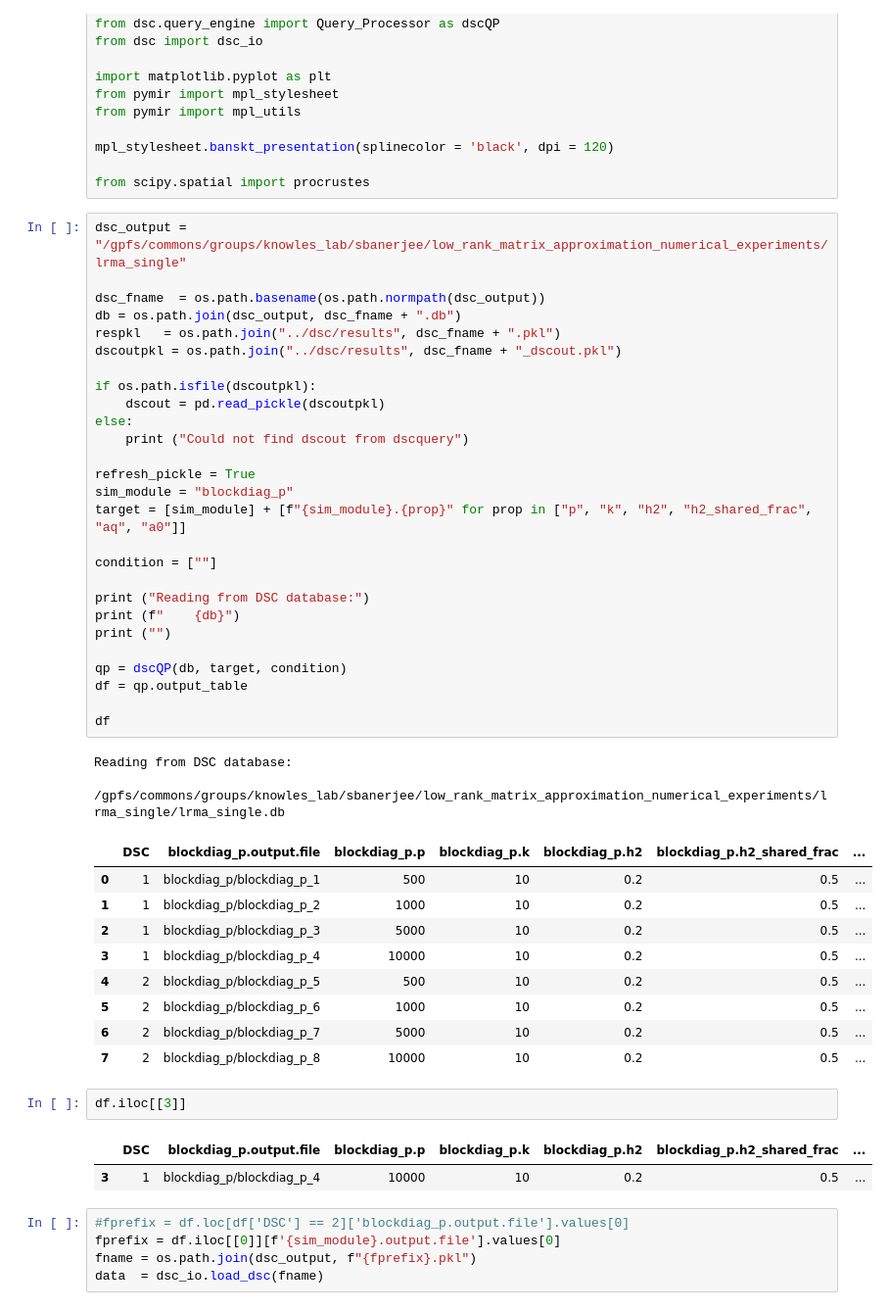
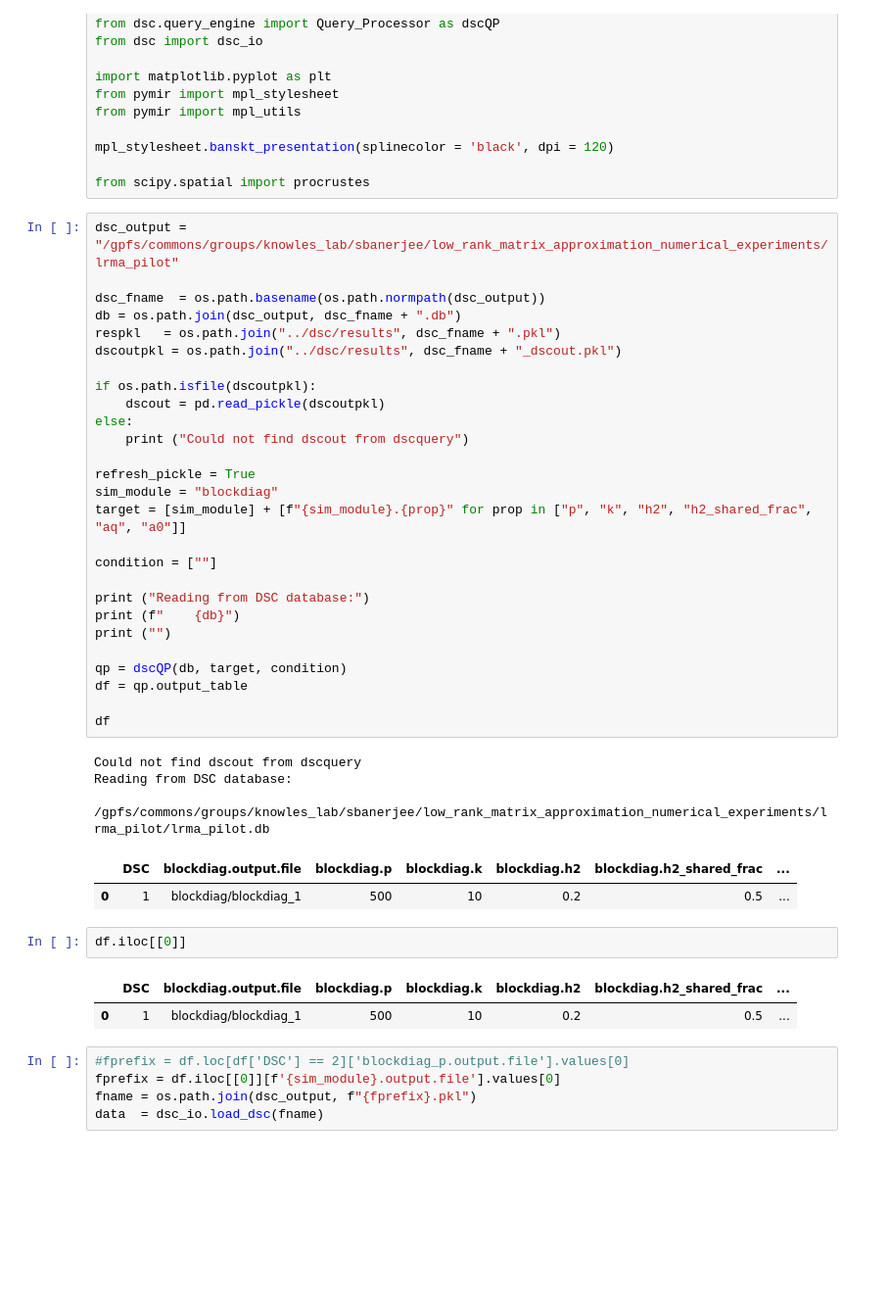
Before and after one commit to banskt/lrma-dsc, a Jupyter notebook: analysis/read_simulation.ipynb, the cells around one changed output. Shown at 98% size. Drawn from its saved outputs; the diff is of its cells as text; blank space fills up the shorter version.

```diff
--- a/analysis/read_simulation.ipynb
+++ b/analysis/read_simulation.ipynb
@@ -17,49 +17,43 @@ mpl_stylesheet.banskt_presentation(splinecolor = 'black', dpi = 120)
 
 from scipy.spatial import procrustes
 # %%
-dsc_output = "/gpfs/commons/groups/knowles_lab/sbanerjee/low_rank_matrix_approximation_numerical_experiments/lrma_single"
+dsc_output = "/gpfs/commons/groups/knowles_lab/sbanerjee/low_rank_matrix_approximation_numerical_experiments/lrma_pilot"
 
 dsc_fname  = os.path.basename(os.path.normpath(dsc_output))
 db = os.path.join(dsc_output, dsc_fname + ".db")
 respkl   = os.path.join("../dsc/results", dsc_fname + ".pkl")
 dscoutpkl = os.path.join("../dsc/results", dsc_fname + "_dscout.pkl")
 
 if os.path.isfile(dscoutpkl):
     dscout = pd.read_pickle(dscoutpkl)
 else:
     print ("Could not find dscout from dscquery")
 
 refresh_pickle = True
-sim_module = "blockdiag_p"
+sim_module = "blockdiag"
 target = [sim_module] + [f"{sim_module}.{prop}" for prop in ["p", "k", "h2", "h2_shared_frac", "aq", "a0"]]
 
 condition = [""]
 
 print ("Reading from DSC database:")
 print (f"    {db}")
 print ("")
 
 qp = dscQP(db, target, condition)
 df = qp.output_table
 
 df
 # %% [output]
+Could not find dscout from dscquery
 Reading from DSC database:
-    /gpfs/commons/groups/knowles_lab/sbanerjee/low_rank_matrix_approximation_numerical_experiments/lrma_single/lrma_single.db
+    /gpfs/commons/groups/knowles_lab/sbanerjee/low_rank_matrix_approximation_numerical_experiments/lrma_pilot/lrma_pilot.db
-|  | DSC | blockdiag_p.output.file | blockdiag_p.p | blockdiag_p.k | blockdiag_p.h2 | blockdiag_p.h2_shared_frac | ... |
-| 0 | 1 | blockdiag_p/blockdiag_p_1 | 500 | 10 | 0.2 | 0.5 | ... |
-| 1 | 1 | blockdiag_p/blockdiag_p_2 | 1000 | 10 | 0.2 | 0.5 | ... |
-| 2 | 1 | blockdiag_p/blockdiag_p_3 | 5000 | 10 | 0.2 | 0.5 | ... |
-| 3 | 1 | blockdiag_p/blockdiag_p_4 | 10000 | 10 | 0.2 | 0.5 | ... |
-| 4 | 2 | blockdiag_p/blockdiag_p_5 | 500 | 10 | 0.2 | 0.5 | ... |
-| 5 | 2 | blockdiag_p/blockdiag_p_6 | 1000 | 10 | 0.2 | 0.5 | ... |
-| 6 | 2 | blockdiag_p/blockdiag_p_7 | 5000 | 10 | 0.2 | 0.5 | ... |
-| 7 | 2 | blockdiag_p/blockdiag_p_8 | 10000 | 10 | 0.2 | 0.5 | ... |
+|  | DSC | blockdiag.output.file | blockdiag.p | blockdiag.k | blockdiag.h2 | blockdiag.h2_shared_frac | ... |
+| 0 | 1 | blockdiag/blockdiag_1 | 500 | 10 | 0.2 | 0.5 | ... |
 # %%
-df.iloc[[3]]
+df.iloc[[0]]
 # %% [output]
-|  | DSC | blockdiag_p.output.file | blockdiag_p.p | blockdiag_p.k | blockdiag_p.h2 | blockdiag_p.h2_shared_frac | ... |
-| 3 | 1 | blockdiag_p/blockdiag_p_4 | 10000 | 10 | 0.2 | 0.5 | ... |
+|  | DSC | blockdiag.output.file | blockdiag.p | blockdiag.k | blockdiag.h2 | blockdiag.h2_shared_frac | ... |
+| 0 | 1 | blockdiag/blockdiag_1 | 500 | 10 | 0.2 | 0.5 | ... |
 # %%
 #fprefix = df.loc[df['DSC'] == 2]['blockdiag_p.output.file'].values[0]
 fprefix = df.iloc[[0]][f'{sim_module}.output.file'].values[0]
```
Also changed, not shown: parts of 8 cells of this notebook, 12 other files.
